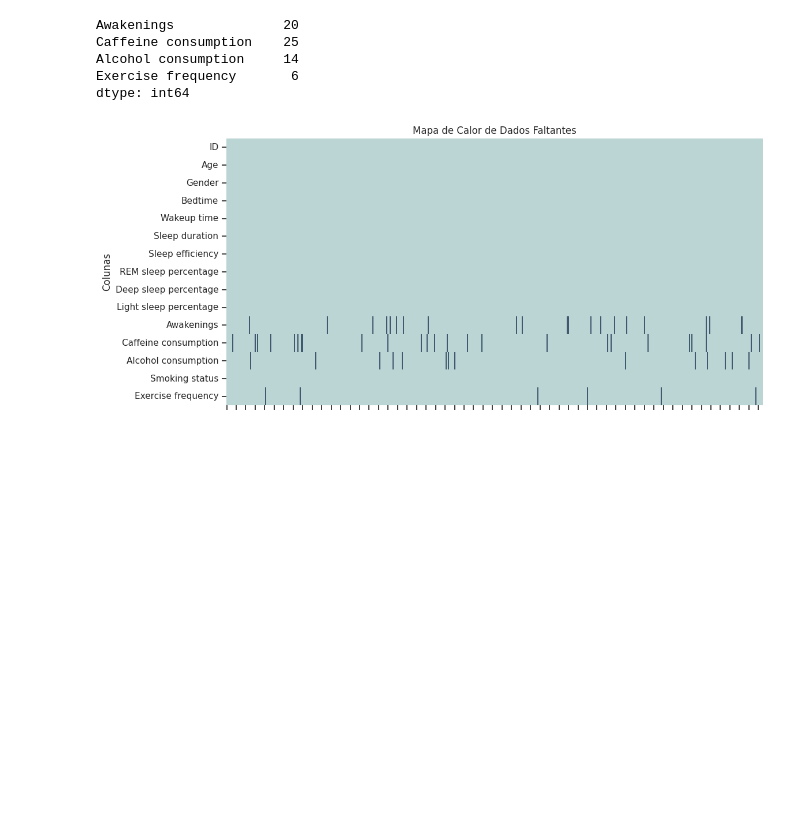
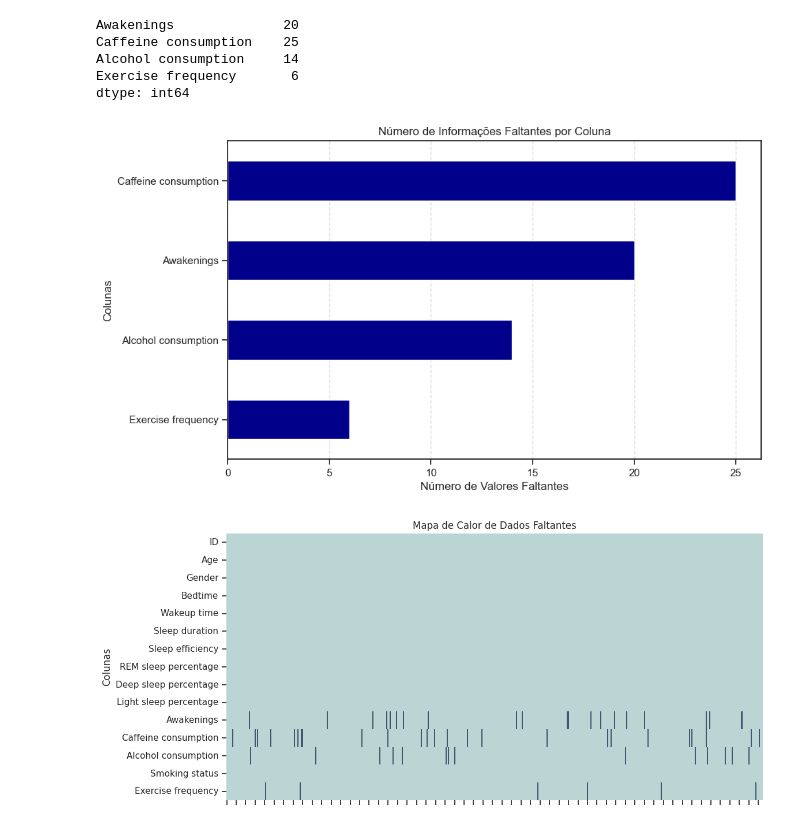
Before and after one commit to atlantico-academy/equipe1-2024.2, a Jupyter notebook: notebooks/01-exploratory_data_analysis.ipynb, the cells around one changed output. Drawn from its saved outputs; the diff is of its cells as text; code cells hidden in the pictures; blank space fills up the shorter version.

```diff
--- a/notebooks/01-exploratory_data_analysis.ipynb
+++ b/notebooks/01-exploratory_data_analysis.ipynb
@@ -243,3 +239,18 @@ dtype: int64
+# %%
+# Dados faltantes em visualização de barras
+
+missing_values = df.isnull().sum()
+missing_values = missing_values[missing_values > 0]
+missing_values = missing_values.sort_values()
+plt.figure(figsize=(10, 6))
+missing_values.plot(kind='barh', color='darkblue')
+plt.title('Número de Informações Faltantes por Coluna')
+plt.xlabel('Número de Valores Faltantes')
+plt.ylabel('Colunas')
+plt.grid(axis='x', linestyle='--', alpha=0.7)
+plt.show()
+# %% [output]
+[figure, added]
 # %%
 # Visualizndo a distribuição dos dados faltantes
 fig, ax = plt.subplots(figsize=(12, 6))
```
Also changed, not shown: parts of 2 cells of this notebook, 2 other files.
